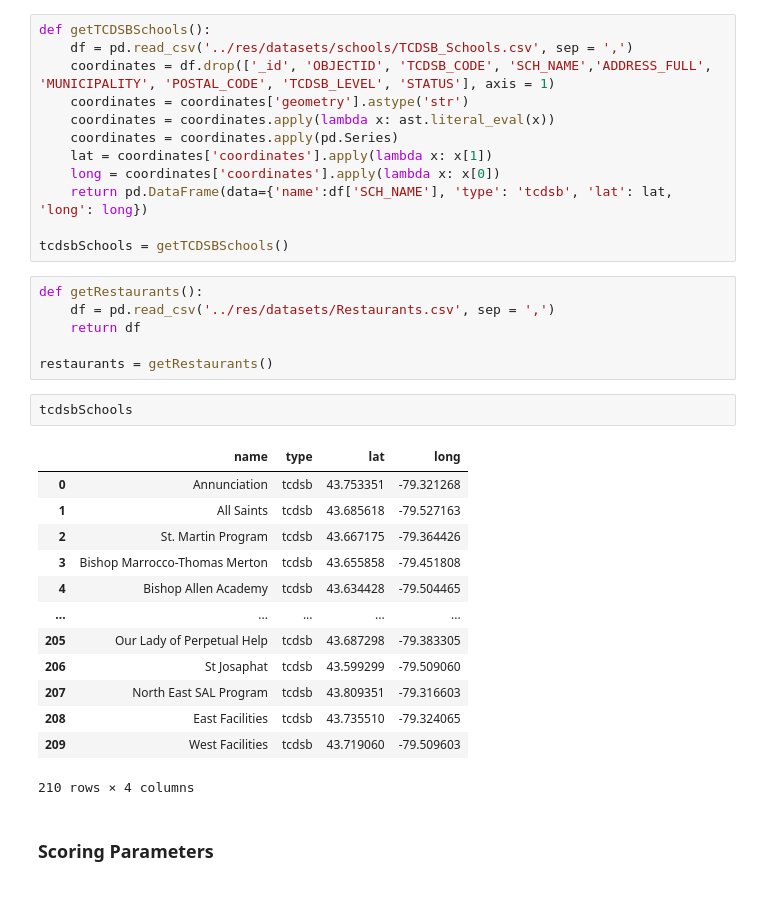
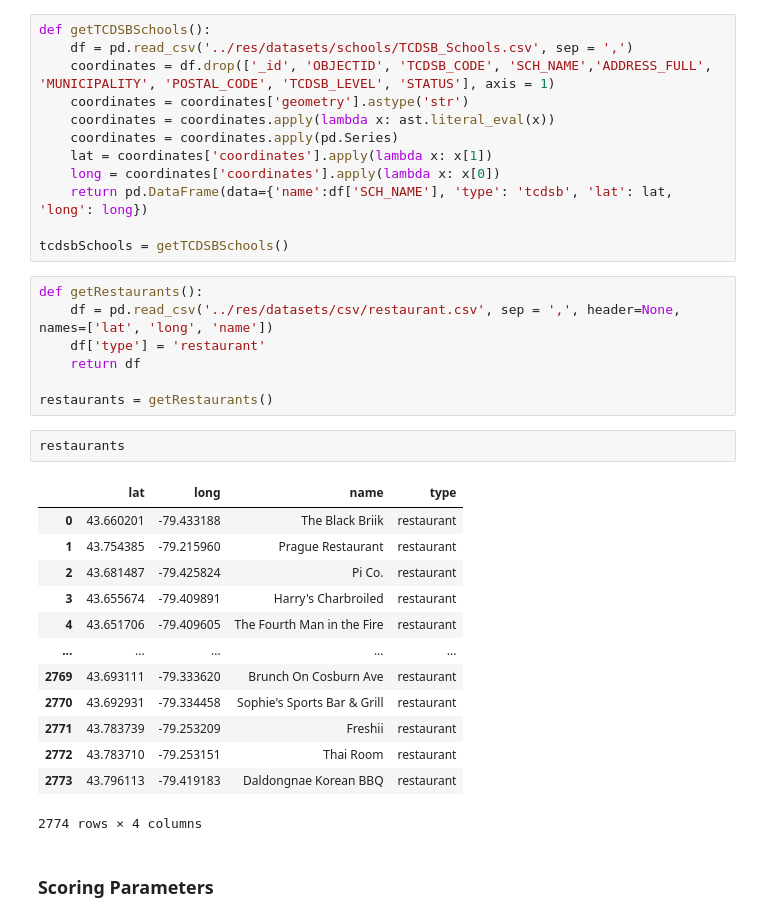
Before and after one commit to geotrieu/transit-ai, a Jupyter notebook: src/scoring.ipynb, the cells around one changed output. Cells and saved outputs as stored; diff of their text form.

```diff
--- a/src/scoring.ipynb
+++ b/src/scoring.ipynb
@@ -22,26 +22,27 @@ def getTCDSBSchools():
 tcdsbSchools = getTCDSBSchools()
 # %%
 def getRestaurants():
-    df = pd.read_csv('../res/datasets/Restaurants.csv', sep = ',')
+    df = pd.read_csv('../res/datasets/csv/restaurant.csv', sep = ',', header=None, names=['lat', 'long', 'name'])
+    df['type'] = 'restaurant'
     return df
 
 restaurants = getRestaurants()
-# %%
-tcdsbSchools
-# %% [output]
-|  | name | type | lat | long |
-| 0 | Annunciation | tcdsb | 43.753351 | -79.321268 |
-| 1 | All Saints | tcdsb | 43.685618 | -79.527163 |
-| 2 | St. Martin Program | tcdsb | 43.667175 | -79.364426 |
-| 3 | Bishop Marrocco-Thomas Merton | tcdsb | 43.655858 | -79.451808 |
-| 4 | Bishop Allen Academy | tcdsb | 43.634428 | -79.504465 |
-| ... | ... | ... | ... | ... |
-| 205 | Our Lady of Perpetual Help | tcdsb | 43.687298 | -79.383305 |
-| 206 | St Josaphat | tcdsb | 43.599299 | -79.509060 |
-| 207 | North East SAL Program | tcdsb | 43.809351 | -79.316603 |
-| 208 | East Facilities | tcdsb | 43.735510 | -79.324065 |
-| 209 | West Facilities | tcdsb | 43.719060 | -79.509603 |
-210 rows × 4 columns
+# %%
+restaurants
+# %% [output]
+|  | lat | long | name | type |
+| 0 | 43.660201 | -79.433188 | The Black Briik | restaurant |
+| 1 | 43.754385 | -79.215960 | Prague Restaurant | restaurant |
+| 2 | 43.681487 | -79.425824 | Pi Co. | restaurant |
+| 3 | 43.655674 | -79.409891 | Harry's Charbroiled | restaurant |
+| 4 | 43.651706 | -79.409605 | The Fourth Man in the Fire | restaurant |
+| ... | ... | ... | ... | ... |
+| 2769 | 43.693111 | -79.333620 | Brunch On Cosburn Ave | restaurant |
+| 2770 | 43.692931 | -79.334458 | Sophie's Sports Bar & Grill | restaurant |
+| 2771 | 43.783739 | -79.253209 | Freshii | restaurant |
+| 2772 | 43.783710 | -79.253151 | Thai Room | restaurant |
+| 2773 | 43.796113 | -79.419183 | Daldongnae Korean BBQ | restaurant |
+2774 rows × 4 columns
 # %% [markdown]
 ### Scoring Parameters
 # %%
```
Also changed, not shown: parts of 4 cells of this notebook, 10 other files.
